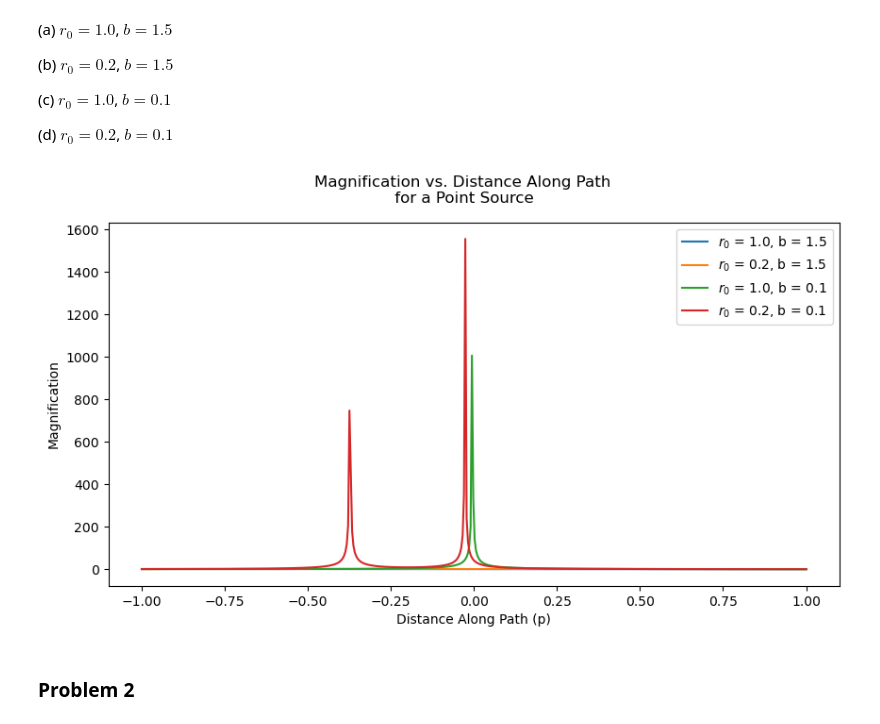
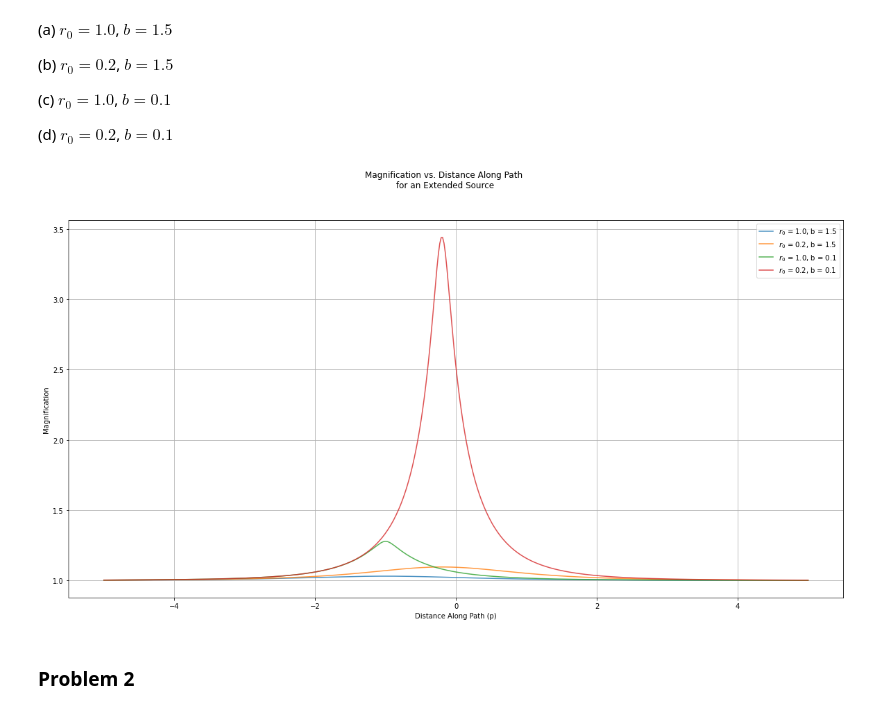
Before and after one commit to tylerbarna/AST8110, a Jupyter notebook: pset05/pset05.ipynb, the cells around one changed output. Saved outputs shown, nothing was run; the diff lists cells and outputs as text; code cells hidden in the pictures.

```diff
--- a/pset05/pset05.ipynb
+++ b/pset05/pset05.ipynb
@@ -5,6 +5,7 @@
 # %%
 ## Importing packages (some of these may not be useful)
 import numpy as np
+import matplotlib as mpl
 import matplotlib.pyplot as plt
 import matplotlib.colors as colors
 import pandas as pd
@@ -34,6 +35,11 @@ from scipy.stats import binned_statistic as binstat
 from scipy.integrate import quad, dblquad ## to integrate
 from scipy.signal import argrelextrema as extrema
 
+#%matplotlib inline
+mpl.rcParams.update({"axes.grid" : True})
+plt.style.context(("seaborn-colorblind",))
+#plt.rc("text", usetex=True)
+#plt.rc("font", family="serif")
 
 ## Set Seed
 random.seed(8110)
@@ -87,33 +93,37 @@ $$
 (c) $r_0=1.0$, $b=0.1$
 
 (d) $r_0=0.2$, $b=0.1$
-# %%
-def lc(r0,b,p,dark=False):
-    #u = np.sqrt
-    beta = np.sqrt(b**2 + (p+r0)**2) - r0
-    curve = (beta**2+2) / (beta* np.sqrt(beta**2 + 4))
-
-    if dark:
-        curve = curve * (1 - u*(1-np.sqrt(1-r0**2)))
-    return np.abs(curve)
 # %%
+## define function to calculate magnification
+def lc(r0,b,p,dark=False):
+    #u = np.sqrt
+    beta = np.sqrt(b**2 + (p+r0)**2) + r0
+    curve = (beta**2+2) / (beta* np.sqrt(beta**2 + 4))
+
+    if dark:
+        limb = lambda r: 1 - 0.5 * (1 - np.sqrt(1 - r**2))
+        curve = curve * quad(limb,0,r0)[0]
+    return curve
+
 ## define parameters
 r0 = [1.0,0.2,1.0,0.2]
 b = [1.5,1.5,0.1,0.1]
-p = np.linspace(-1,1,500)
+p = np.linspace(-5,5,500)
 
 ## plot the lightcurves
-fig, ax = plt.subplots(1,1,figsize=(10,5))
+fig, ax = plt.subplots(1,1,figsize=(20,10))
 
 for r0, b in zip(r0,b):
+
     sns.lineplot(x=p, y=lc(r0=r0,b=b,p=p,dark=False),
+                 alpha=0.8,
                  label=r'$r_0$ = {}, b = {}'.format(r0,b), ax = ax)
-fig.suptitle('Magnification vs. Distance Along Path\n for a Point Source')
+fig.suptitle('Magnification vs. Distance Along Path\n for an Extended Source')
 ax.set_xlabel('Distance Along Path (p)')
 ax.set_ylabel('Magnification')
 plt.show();
 # %% [output]
-[figure, old version]
+[figure, new version]
 # %% [markdown]
 ### Problem 2
 # %% [markdown]
```
Also changed, not shown: parts of 4 cells of this notebook.
